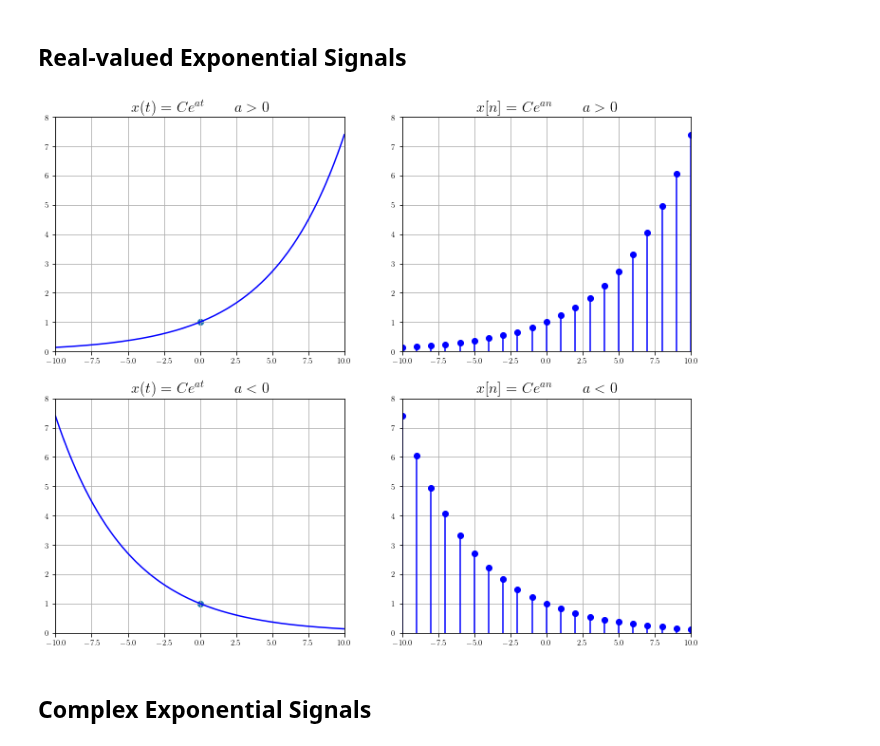
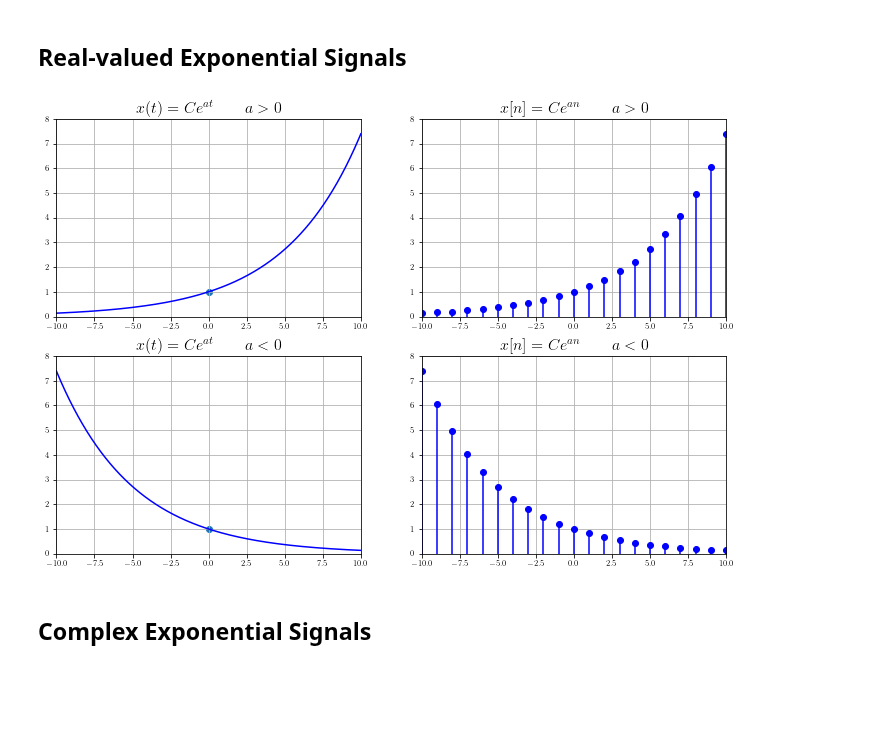
Before and after one commit to tmquan/ivcl, a Jupyter notebook: _sources/courses/dsp/intro.ipynb, the cells around one changed output. Cells and saved outputs as stored; diff of their text form; code cells hidden in the pictures; blank space fills up the shorter version.

```diff
--- a/_sources/courses/dsp/intro.ipynb
+++ b/_sources/courses/dsp/intro.ipynb
@@ -199,7 +199,7 @@ plt.show()
 t = sp.Symbol('t')
 fig, ax = plt.subplots(
     2, 2,
-    figsize=(12, 10),
+    figsize=(12, 8),
     # tight_layout=True,
 )
 
@@ -227,34 +227,34 @@ ax[0][1].tick_params(axis='y', labelsize=8)
 ax[0][1].grid('on')
 ax[0][1].margins(0.02, 0.02)
 
 
 mpl_axes_plot(ax[1][0], sp.exp((-t)/5), (t, -40, 40), color='b')
 ax[1][0].scatter(0, 1)
 ax[1][0].set_xlim(-10, 10, 1)
 ax[1][0].set_ylim(0, 8, 1)
 ax[1][0].set_title(r'$x(t) = Ce^{at}  \qquad  a<0$', fontsize=16)
 ax[1][0].tick_params(axis='x', labelsize=8)
 ax[1][0].tick_params(axis='y', labelsize=8)
 # ax[1][0].set_xticks([], fontsize=16)
 # ax[1][0].set_yticks([], fontsize=16)
 ax[1][0].grid('on')
 ax[1][0].margins(0.02, 0.02)
 
 
 mpl_axes_stem(ax[1][1], sp.exp((-t)/5), (t, -40, 40, 1), linefmt='b', markerfmt='bo')
 ax[1][1].set_xlim(-10, 10, 1)
 ax[1][1].set_ylim(0, 8, 1)
 ax[1][1].set_title(r'$x[n] = Ce^{an}  \qquad  a<0$', fontsize=16)
 ax[1][1].tick_params(axis='x', labelsize=8)
 ax[1][1].tick_params(axis='y', labelsize=8)
 # ax[1][1].set_xticks([], fontsize=16)
 # ax[1][1].set_yticks([], fontsize=16)
 ax[1][1].grid('on')
 ax[1][1].margins(0.02, 0.02)
 
 plt.show()
 # %% [output]
-[figure, old version]
+[figure, new version]
 # %% [markdown]
 ## Complex Exponential Signals
 # %%
```
Also changed, not shown: parts of 1 cell of this notebook, 3 other files.
